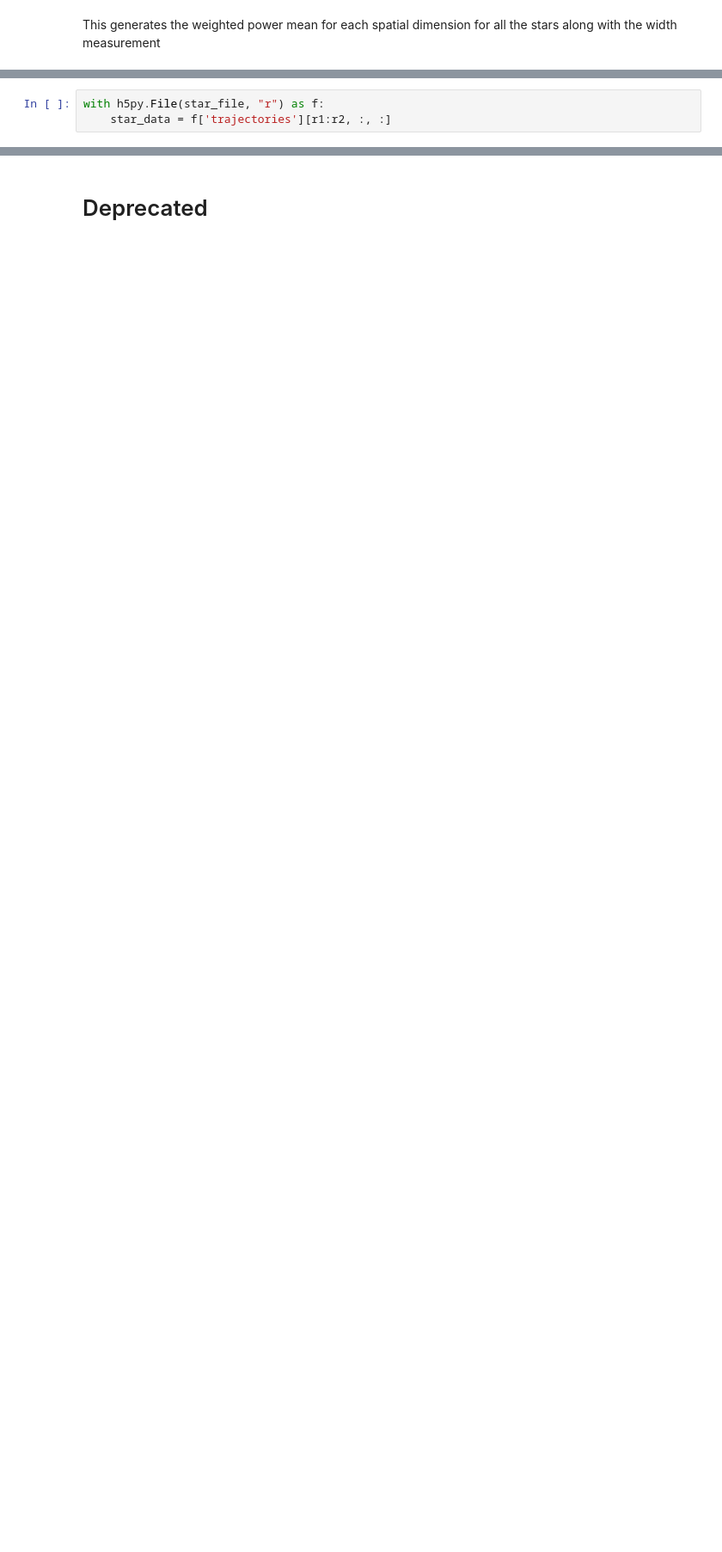
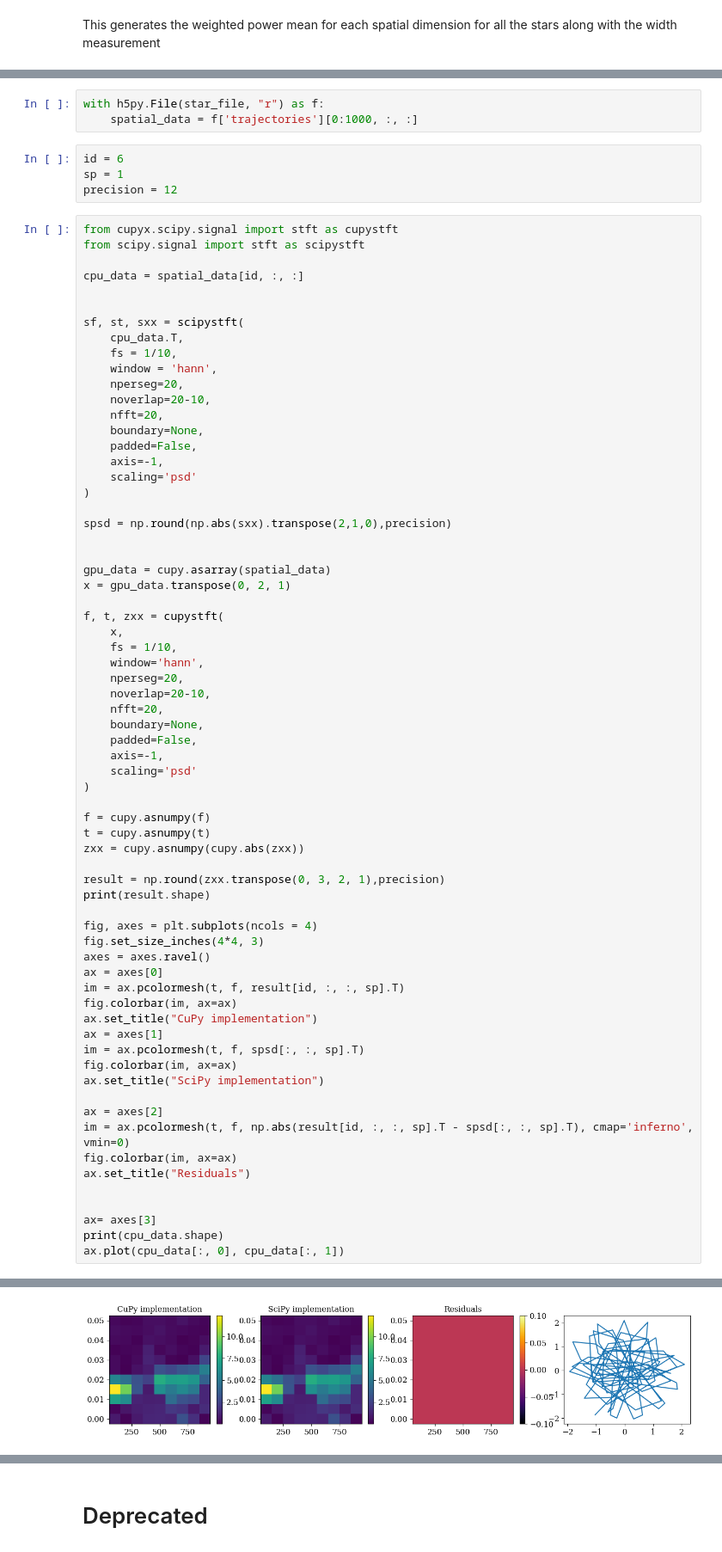
Before and after one commit to mmedeev/galaxy-simulation-analysis, a Jupyter notebook: src/08-frequency_analysis.ipynb, the cells around one changed output, grey strips where cells are left out. Shown at 86% size. Cells and saved outputs as stored; diff of their text form; blank space fills up the shorter version.

```diff
--- a/src/08-frequency_analysis.ipynb
+++ b/src/08-frequency_analysis.ipynb
@@ -252,3 +181,0 @@ print(labels.shape)
-# %%
-with h5py.File(star_file, "r") as f:
-    star_data = f['trajectories'][r1:r2, :, :]
@@ -292,0 +182,75 @@ plt.show()
+# %%
+with h5py.File(star_file, "r") as f:
+    spatial_data = f['trajectories'][0:1000, :, :]
+# %%
+id = 6
+sp = 1
+precision = 12
+# %%
+from cupyx.scipy.signal import stft as cupystft
+from scipy.signal import stft as scipystft
+
+cpu_data = spatial_data[id, :, :]
+
+
+sf, st, sxx = scipystft(
+    cpu_data.T,
+    fs = 1/10,
+    window = 'hann',
+    nperseg=20,
+    noverlap=20-10,
+    nfft=20,
+    boundary=None,
+    padded=False,
+    axis=-1,
+    scaling='psd'
+)
+
+spsd = np.round(np.abs(sxx).transpose(2,1,0),precision)
+
+
+gpu_data = cupy.asarray(spatial_data)
+x = gpu_data.transpose(0, 2, 1)
+
+f, t, zxx = cupystft(
+    x,
+    fs = 1/10,
+    window='hann',
+    nperseg=20,
+    noverlap=20-10,
+    nfft=20,
+    boundary=None,
+    padded=False,
+    axis=-1,
+    scaling='psd'
+)
+
+f = cupy.asnumpy(f)
+t = cupy.asnumpy(t)
+zxx = cupy.asnumpy(cupy.abs(zxx))
+
+result = np.round(zxx.transpose(0, 3, 2, 1),precision)
+print(result.shape)
+
+fig, axes = plt.subplots(ncols = 4)
+fig.set_size_inches(4*4, 3)
+axes = axes.ravel()
+ax = axes[0]
+im = ax.pcolormesh(t, f, result[id, :, :, sp].T)
+fig.colorbar(im, ax=ax)
+ax.set_title("CuPy implementation")
+ax = axes[1]
+im = ax.pcolormesh(t, f, spsd[:, :, sp].T)
+fig.colorbar(im, ax=ax)
+ax.set_title("SciPy implementation")
+
+ax = axes[2]
+im = ax.pcolormesh(t, f, np.abs(result[id, :, :, sp].T - spsd[:, :, sp].T), cmap='inferno', vmin=0)
+fig.colorbar(im, ax=ax)
+ax.set_title("Residuals")
+
+
+ax= axes[3]
+print(cpu_data.shape)
+ax.plot(cpu_data[:, 0], cpu_data[:, 1])
+# %% [output]
@@ -292,0 +260 @@ plt.show()
+[figure, added]
```
Also changed, not shown: parts of 17 cells of this notebook, 2 other files.
